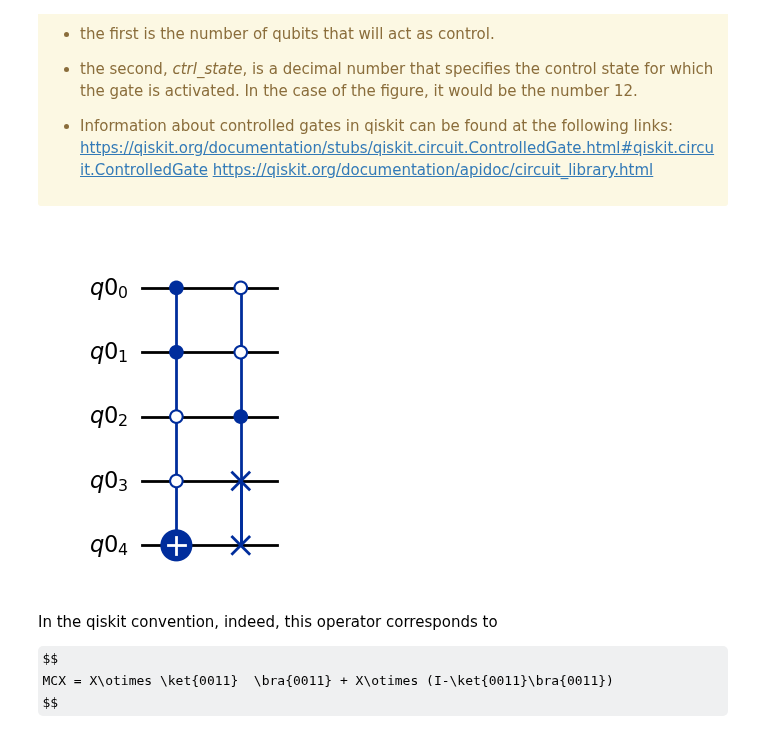
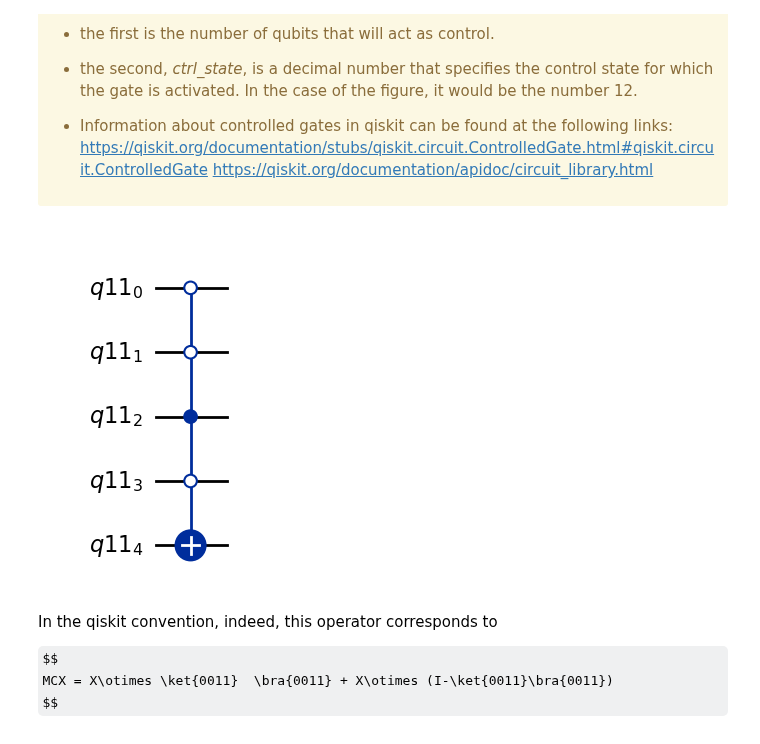
Before and after one commit to jamasole/Quantum_Information_Concepts_and_Tools, a Jupyter notebook: 02_Dancing_with_qubits/024_Multiqubits.ipynb, the cells around one changed output. Cells and saved outputs as stored; diff of their text form; code cells hidden in the pictures; some formulas as TeX source.

```diff
--- a/02_Dancing_with_qubits/024_Multiqubits.ipynb
+++ b/02_Dancing_with_qubits/024_Multiqubits.ipynb
@@ -672,22 +672,20 @@ https://qiskit.org/documentation/apidoc/circuit_library.html
 # %%
 from qiskit import QuantumCircuit, QuantumRegister, ClassicalRegister
 from qiskit.circuit.library import SwapGate, XGate
 
 qr = QuantumRegister(5)
 
 qc = QuantumCircuit(qr)
 
-gateMCX = XGate().control(4,ctrl_state= 3) # puerta X 4-veces controlada
+gateMCX = XGate().control(4,ctrl_state= 4) # puerta X 4-veces controlada
 gateMCSWAP = SwapGate().control(3,ctrl_state= 4) # puerta SWAP 3 veces controlada
 
-qc.append(gateMCX,[0,1,2,3,4])
-qc.append(gateMCSWAP,[0,1,2,3,4])
-
-
+qc.append(gateMCX,qr)
+#qc.append(gateMCSWAP,qr)
 
 qc.draw('mpl')
 # %% [output]
-[figure, old version]
+[figure, new version]
 # %% [markdown]
 In the qiskit convention, indeed, this operator corresponds to
 
```
Also changed, not shown: parts of 5 cells of this notebook, 26 other files.
